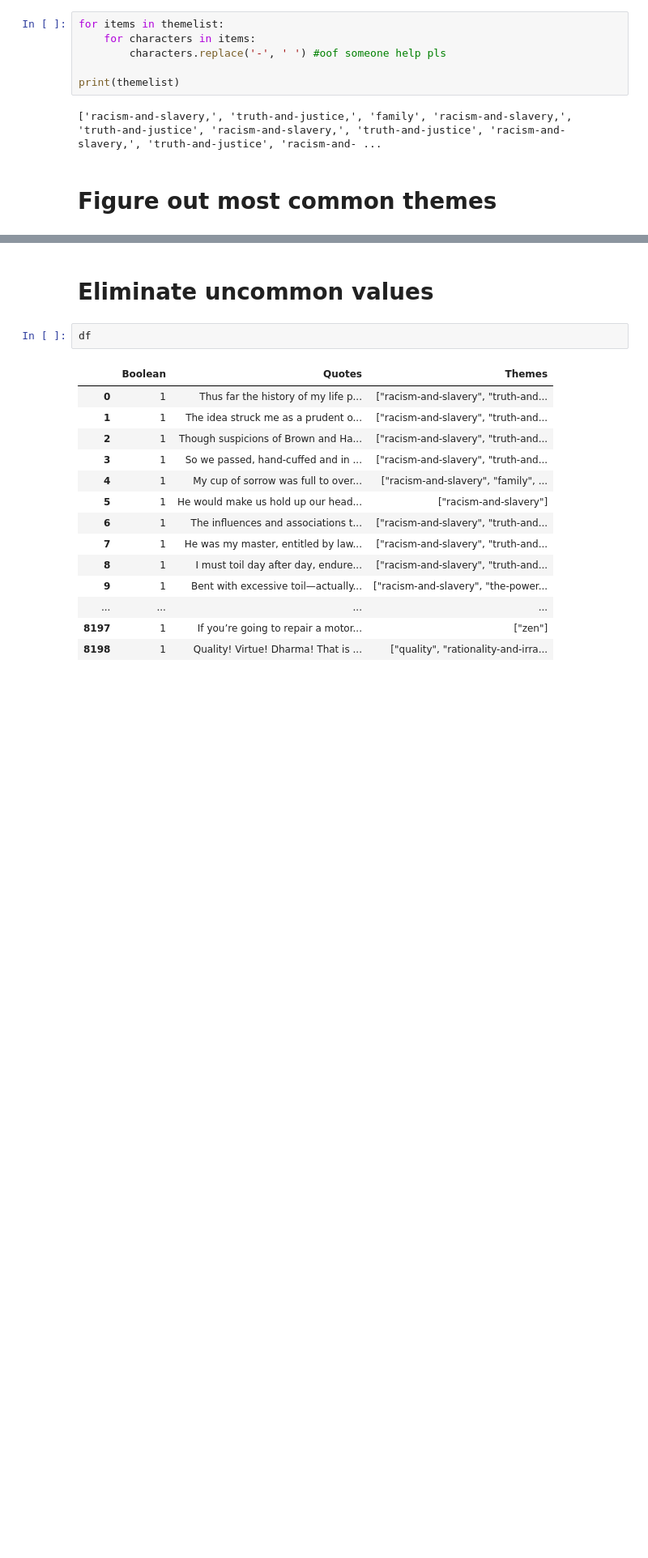
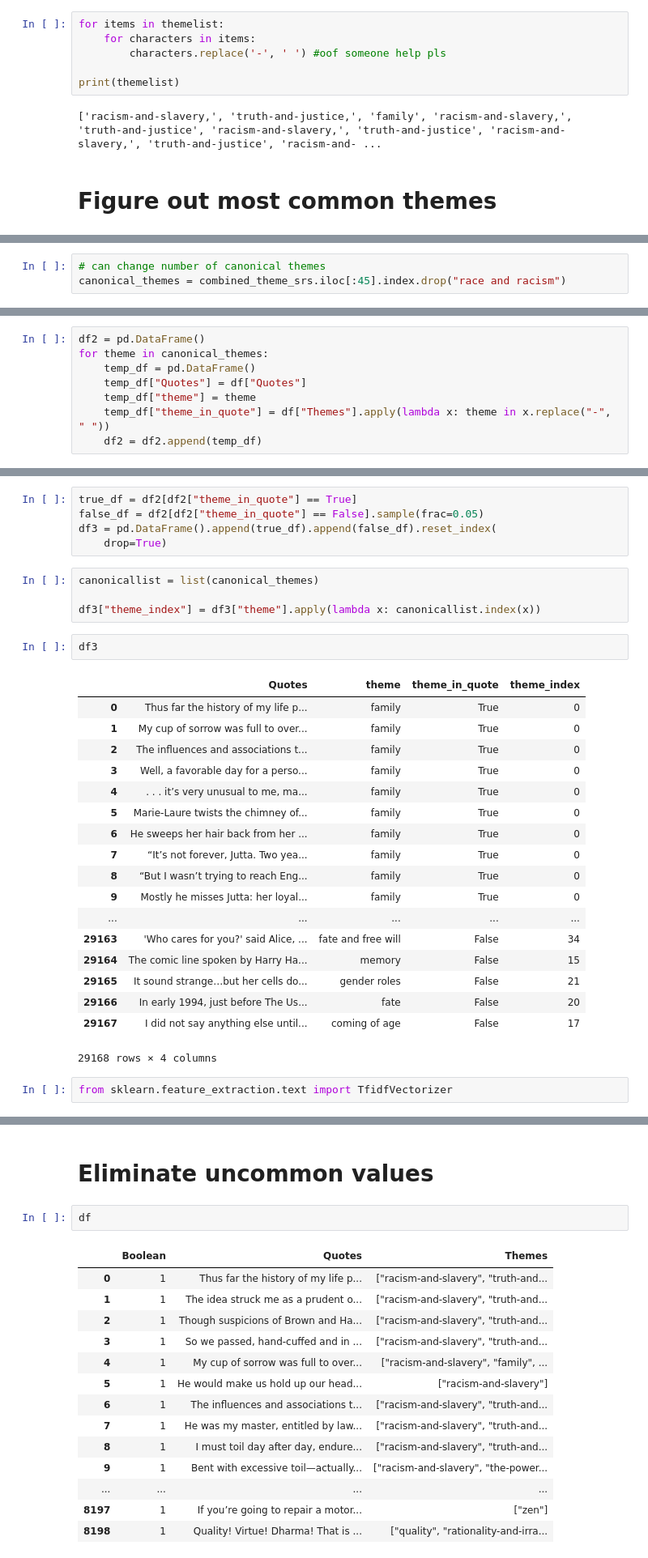
Before and after one commit to Nathanllee1/EvidenceFinder, a Jupyter notebook: Scraping and training stuff/Refined_formatter.ipynb, the cells around one changed output, grey strips where cells are left out. Shown: that part at 81% size. Drawn from its saved outputs; the diff is of its cells as text; blank space fills up the shorter version.

Commit message:
Reformatted data and trained model

```diff
--- a/Scraping and training stuff/Refined_formatter.ipynb
+++ b/Scraping and training stuff/Refined_formatter.ipynb
@@ -38,0 +68,3 @@ print(themelist)
+# %%
+# can change number of canonical themes
+canonical_themes = combined_theme_srs.iloc[:45].index.drop("race and racism")
@@ -38,0 +106,8 @@ print(themelist)
+# %%
+df2 = pd.DataFrame()
+for theme in canonical_themes:
+    temp_df = pd.DataFrame()
+    temp_df["Quotes"] = df["Quotes"]
+    temp_df["theme"] = theme
+    temp_df["theme_in_quote"] = df["Themes"].apply(lambda x: theme in x.replace("-", " "))
+    df2 = df2.append(temp_df)
@@ -38,0 +136,32 @@ print(themelist)
+# %%
+true_df = df2[df2["theme_in_quote"] == True]
+false_df = df2[df2["theme_in_quote"] == False].sample(frac=0.05)
+df3 = pd.DataFrame().append(true_df).append(false_df).reset_index(
+    drop=True)
+# %%
+canonicallist = list(canonical_themes)
+
+df3["theme_index"] = df3["theme"].apply(lambda x: canonicallist.index(x))
+# %%
+df3
+# %% [output]
+|  | Quotes | theme | theme_in_quote | theme_index |
+| 0 | Thus far the history of my life p... | family | True | 0 |
+| 1 | My cup of sorrow was full to over... | family | True | 0 |
+| 2 | The influences and associations t... | family | True | 0 |
+| 3 | Well, a favorable day for a perso... | family | True | 0 |
+| 4 | . . . it’s very unusual to me, ma... | family | True | 0 |
+| 5 | Marie-Laure twists the chimney of... | family | True | 0 |
+| 6 | He sweeps her hair back from her ... | family | True | 0 |
+| 7 | “It’s not forever, Jutta. Two yea... | family | True | 0 |
+| 8 | “But I wasn’t trying to reach Eng... | family | True | 0 |
+| 9 | Mostly he misses Jutta: her loyal... | family | True | 0 |
+| ... | ... | ... | ... | ... |
+| 29163 | 'Who cares for you?' said Alice, ... | fate and free will | False | 34 |
+| 29164 | The comic line spoken by Harry Ha... | memory | False | 15 |
+| 29165 | It sound strange…but her cells do... | gender roles | False | 21 |
+| 29166 | In early 1994, just before The Us... | fate | False | 20 |
+| 29167 | I did not say anything else until... | coming of age | False | 17 |
+29168 rows × 4 columns
+# %%
+from sklearn.feature_extraction.text import TfidfVectorizer
```
Also changed, not shown: parts of 29 cells of this notebook, 2 other files.
